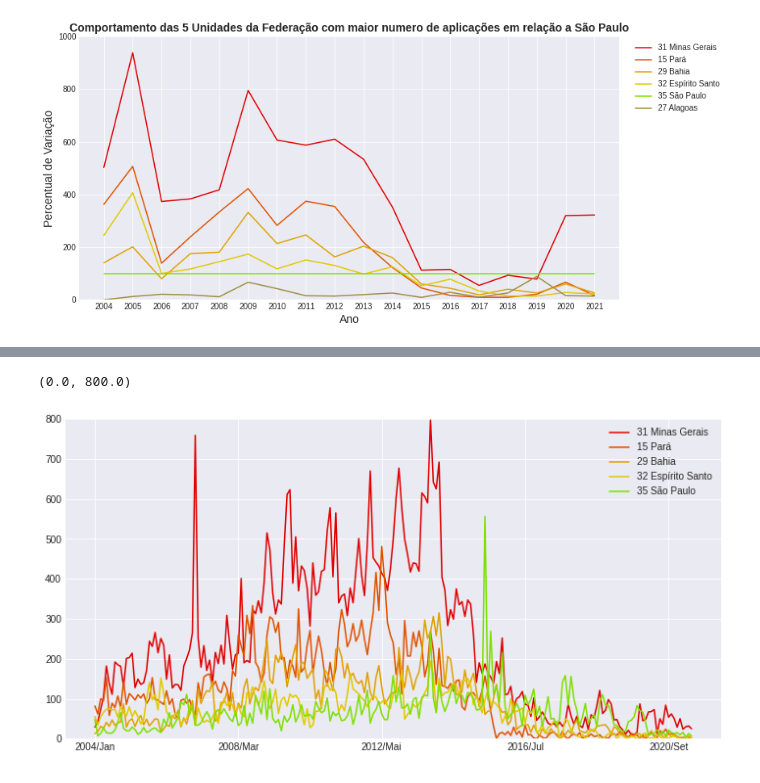
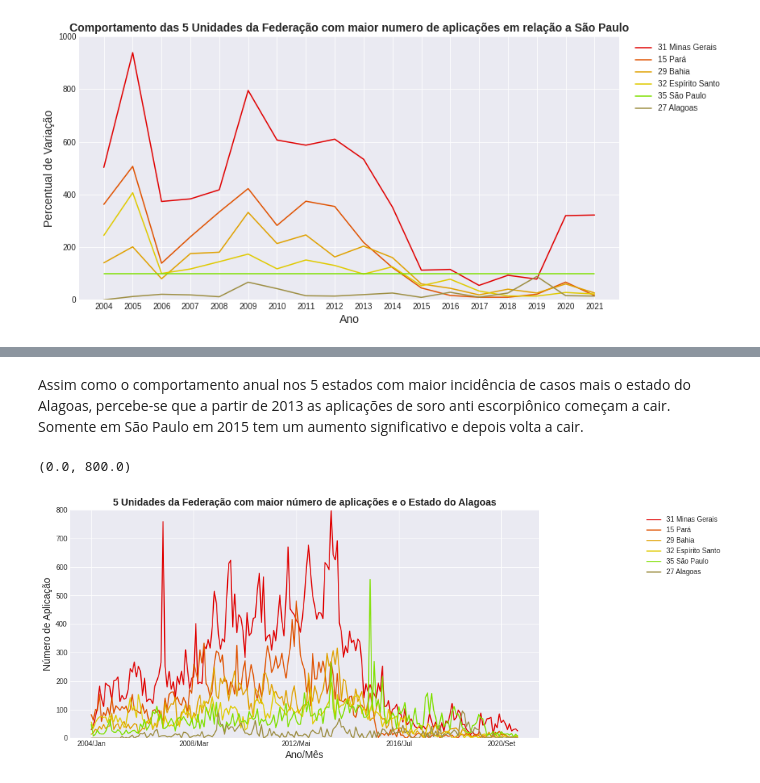
Before and after one commit to laugustovieira/Soro_Anti_Escorpionico, a Jupyter notebook: noteboocks/soro_anti_escorpionico.ipynb, the cells around one changed output, grey strips where cells are left out. Cells and saved outputs as stored; diff of their text form; code cells hidden in the pictures.

Commit message:
Comportamento da por Estação

```diff
--- a/noteboocks/soro_anti_escorpionico.ipynb
+++ b/noteboocks/soro_anti_escorpionico.ipynb
@@ -269,7 +329,3 @@ plt.ylim(0,1000)
 plt.show()
 # %% [output]
 [figure]
-# %%
-ax =dados_regiao_usaveis.T.plot(figsize=(12,6))
-plt.legend(bbox_to_anchor=(1,1))
-sns.set_palette(sns.color_palette("icefire", 27))
@@ -278,10 +395,20 @@ sns.set_palette(sns.color_palette("icefire", 27))
+# %% [markdown]
+Assim como o comportamento anual nos 5 estados com maior incidência de casos mais o estado do Alagoas, percebe-se que a partir de 2013 as aplicações de soro anti escorpiônico começam a cair. Somente
+em São Paulo em 2015 tem um aumento significativo e depois volta a cair.
 # %%
 cinco_primeiros = dados_regiao_usaveis_max.index.to_list()[0:5]
+cinco_primeiros.insert(6,"27 Alagoas")
 dados_regiao_cinco_primeiros = dados_regiao_usaveis_max.loc[cinco_primeiros]
 dados_regiao_cinco_primeiros.T.plot(figsize=(12,6), color=colors2)
 ax=plt.legend(bbox_to_anchor=(1,1))
-sns.set_palette(sns.color_palette("Paired", 27))
+
+#definindo os labels dos eixos e título
+plt.legend(bbox_to_anchor=(1.4,1))
+plt.ylabel('Número de Aplicação', fontsize=14)
+plt.xlabel('Ano/Mês', fontsize=14)
+plt.title('5 Unidades da Federação com maior número de aplicações e o Estado do Alagoas', fontsize = 14, fontweight = 'bold')
+
 plt.ylim(0,800)
 # %% [output]
 (0.0, 800.0)
-[figure, old version]
+[figure, new version]
```
Also changed, not shown: parts of 19 cells of this notebook.
